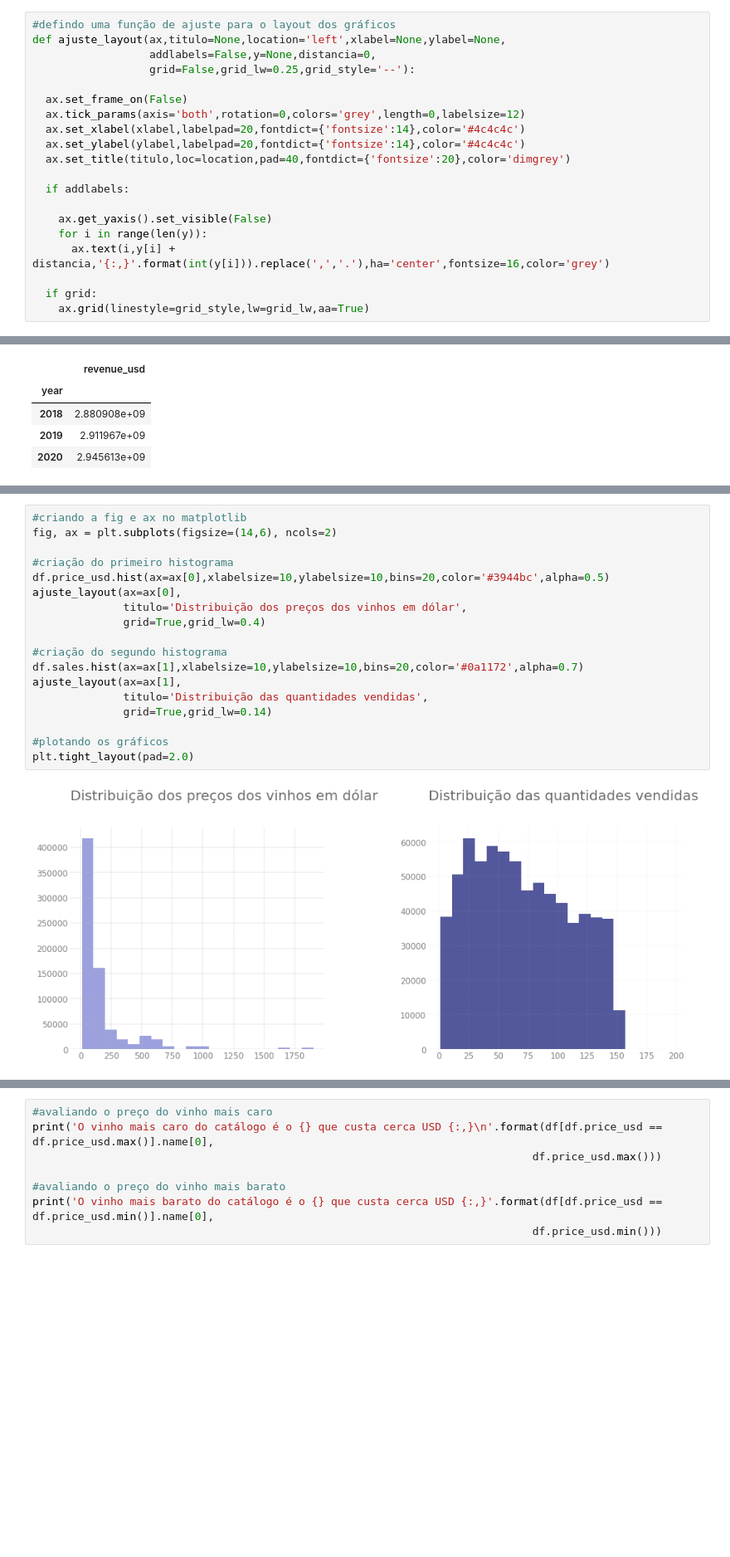
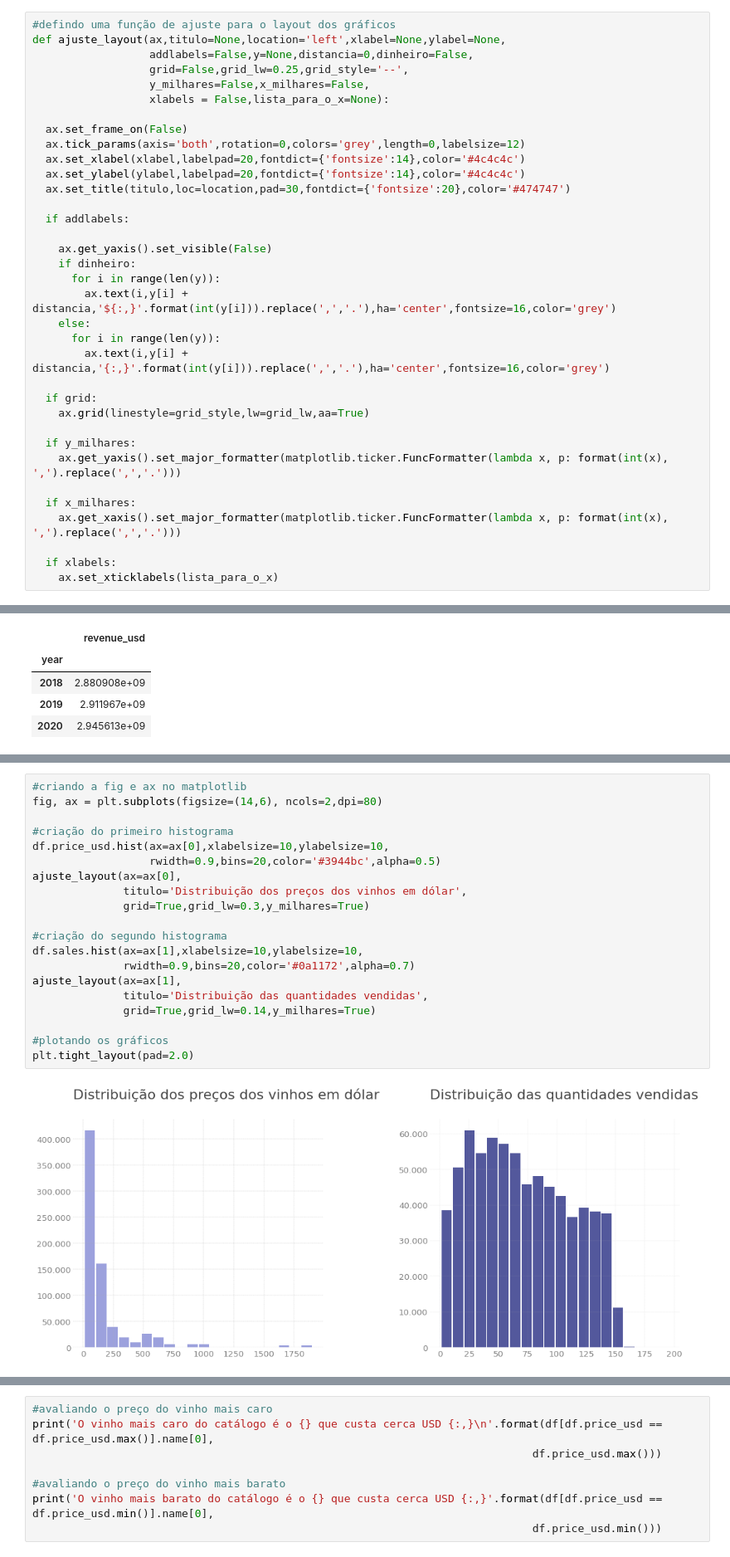
Before and after one commit to FerrazThales/demand_forecasting_prophet, a Jupyter notebook: Demand_Forecasting_with_SARIMA,_XGBoost_and_Prophet.ipynb, the cells around one changed output, grey strips where cells are left out. Shown at 83% size. Drawn from its saved outputs; the diff is of its cells as text; blank space fills up the shorter version.

```diff
--- a/Demand_Forecasting_with_SARIMA,_XGBoost_and_Prophet.ipynb
+++ b/Demand_Forecasting_with_SARIMA,_XGBoost_and_Prophet.ipynb
@@ -117,23 +121,38 @@ Neste projeto abusaremos de visualizações **gráficas**. Para evitar a fadiga
 # %%
 #defindo uma função de ajuste para o layout dos gráficos
 def ajuste_layout(ax,titulo=None,location='left',xlabel=None,ylabel=None,
-                  addlabels=False,y=None,distancia=0,
-                  grid=False,grid_lw=0.25,grid_style='--'):
+                  addlabels=False,y=None,distancia=0,dinheiro=False,
+                  grid=False,grid_lw=0.25,grid_style='--',
+                  y_milhares=False,x_milhares=False,
+                  xlabels = False,lista_para_o_x=None):
 
   ax.set_frame_on(False)
   ax.tick_params(axis='both',rotation=0,colors='grey',length=0,labelsize=12)
   ax.set_xlabel(xlabel,labelpad=20,fontdict={'fontsize':14},color='#4c4c4c')
   ax.set_ylabel(ylabel,labelpad=20,fontdict={'fontsize':14},color='#4c4c4c')
-  ax.set_title(titulo,loc=location,pad=40,fontdict={'fontsize':20},color='dimgrey')
+  ax.set_title(titulo,loc=location,pad=30,fontdict={'fontsize':20},color='#474747')
 
   if addlabels:
 
     ax.get_yaxis().set_visible(False)
-    for i in range(len(y)):
-      ax.text(i,y[i] + distancia,'{:,}'.format(int(y[i])).replace(',','.'),ha='center',fontsize=16,color='grey')
+    if dinheiro:
+      for i in range(len(y)):
+        ax.text(i,y[i] + distancia,'${:,}'.format(int(y[i])).replace(',','.'),ha='center',fontsize=16,color='grey')
+    else:
+      for i in range(len(y)):
+        ax.text(i,y[i] + distancia,'{:,}'.format(int(y[i])).replace(',','.'),ha='center',fontsize=16,color='grey')
 
   if grid:
     ax.grid(linestyle=grid_style,lw=grid_lw,aa=True)
+
+  if y_milhares:
+    ax.get_yaxis().set_major_formatter(matplotlib.ticker.FuncFormatter(lambda x, p: format(int(x), ',').replace(',','.')))
+
+  if x_milhares:
+    ax.get_xaxis().set_major_formatter(matplotlib.ticker.FuncFormatter(lambda x, p: format(int(x), ',').replace(',','.')))
+
+  if xlabels:
+    ax.set_xticklabels(lista_para_o_x)
 # %% [markdown]
 # Obtenção e Limpeza dos Dados
 
@@ -532,20 +533,22 @@ ver histogramas dos preços e vendas, colocar tons de azul diferentes, mudar o e
 # %%
 #criando a fig e ax no matplotlib
-fig, ax = plt.subplots(figsize=(14,6), ncols=2)
+fig, ax = plt.subplots(figsize=(14,6), ncols=2,dpi=80)
 
 #criação do primeiro histograma
-df.price_usd.hist(ax=ax[0],xlabelsize=10,ylabelsize=10,bins=20,color='#3944bc',alpha=0.5)
+df.price_usd.hist(ax=ax[0],xlabelsize=10,ylabelsize=10,
+                  rwidth=0.9,bins=20,color='#3944bc',alpha=0.5)
 ajuste_layout(ax=ax[0],
               titulo='Distribuição dos preços dos vinhos em dólar',
-              grid=True,grid_lw=0.4)
+              grid=True,grid_lw=0.3,y_milhares=True)
 
 #criação do segundo histograma
-df.sales.hist(ax=ax[1],xlabelsize=10,ylabelsize=10,bins=20,color='#0a1172',alpha=0.7)
+df.sales.hist(ax=ax[1],xlabelsize=10,ylabelsize=10,
+              rwidth=0.9,bins=20,color='#0a1172',alpha=0.7)
 ajuste_layout(ax=ax[1],
               titulo='Distribuição das quantidades vendidas',
-              grid=True,grid_lw=0.14)
+              grid=True,grid_lw=0.14,y_milhares=True)
 
 #plotando os gráficos
 plt.tight_layout(pad=2.0)
 # %% [output]
-[figure, old version]
+[figure, new version]
```
Also changed, not shown: parts of 50 cells of this notebook.
